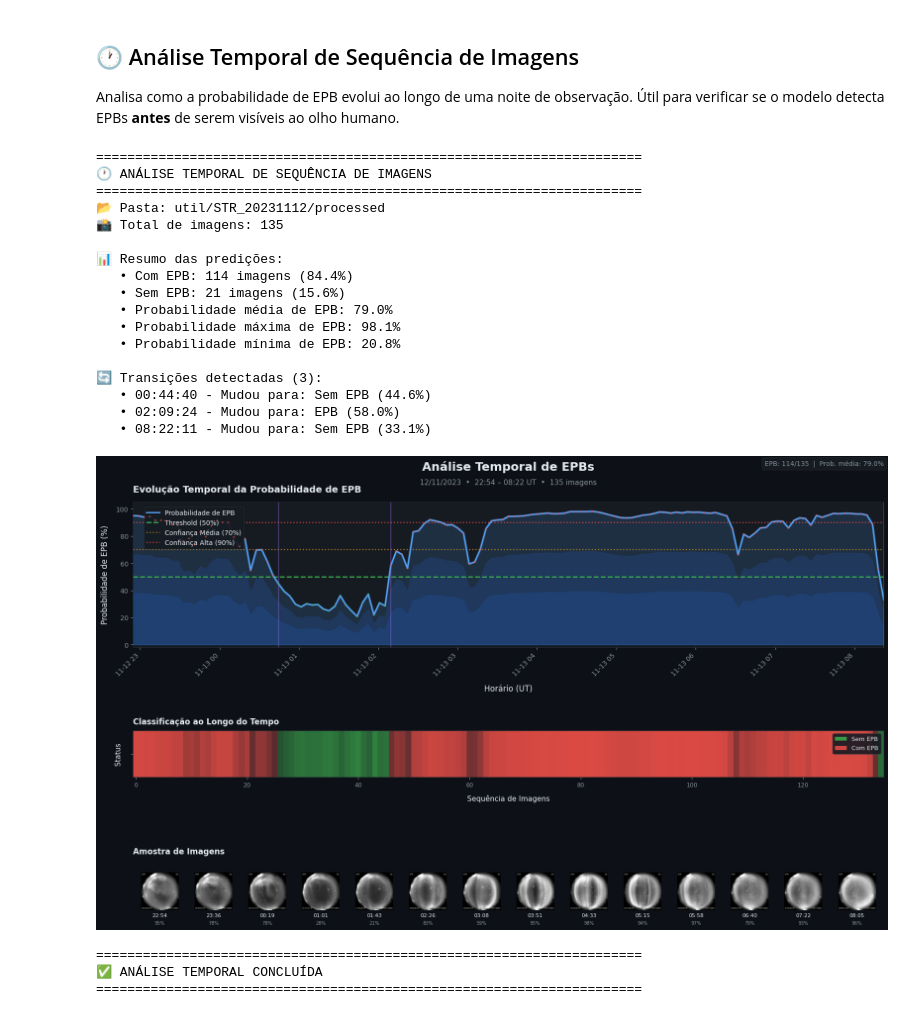
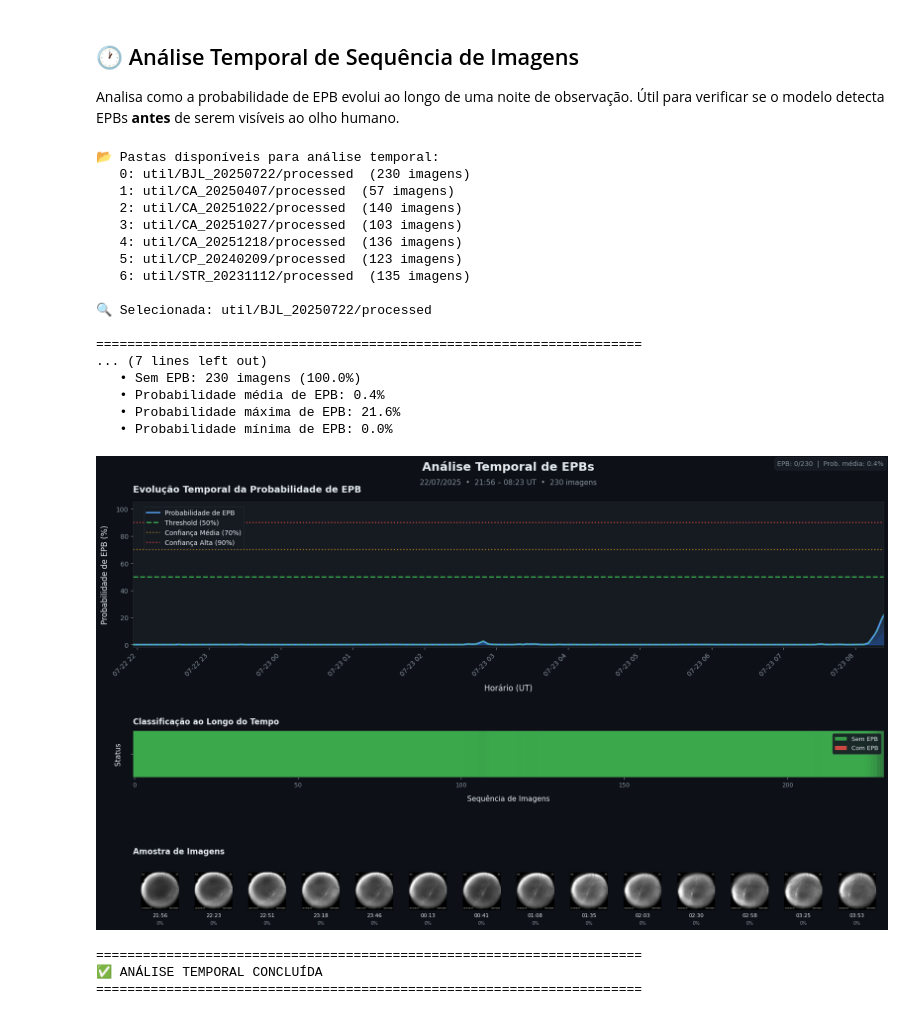
Before and after one commit to albertoivo/masters-degree, a Jupyter notebook: code/app.ipynb, the cells around one changed output. Saved outputs shown, nothing was run; the diff lists cells and outputs as text; code cells hidden in the pictures.

```diff
--- a/code/app.ipynb
+++ b/code/app.ipynb
@@ -7,10 +7,20 @@ import numpy as np
 from pathlib import Path
 from epb_detection_system import preprocess_epb_image, EPBRecognitionSystem, TwoDPCA
 # %%
+EXPECTED_MODEL_VERSION = '1.0'
+
 # 1. Carrega o modelo
 print("📦 Carregando modelo treinado...")
 with open('models/epb_recognition_model.pkl', 'rb') as f:
     model_data = pickle.load(f)
+
+# Verifica versão do modelo
+model_version = model_data.get('version')
+if model_version != EXPECTED_MODEL_VERSION:
+    print(f"   ⚠️  AVISO: Versão do modelo ({model_version}) difere da esperada ({EXPECTED_MODEL_VERSION}).")
+    print(f"         O modelo pode ser incompatível. Considere re-treinar.")
+else:
+    print(f"   ✓ Versão do modelo: v{model_version}")
 
 system = model_data['system']
 target_size = model_data['target_size']
@@ -38,9 +48,9 @@ else:
             # Pré-processamento simplificado
             img = preprocess_epb_image(img)
 
-            # Faz predição
+            # Faz predição (uma só chamada)
             prob = system.predict_proba(img.reshape(1, *img.shape))[0]
-            pred = system.predict(img.reshape(1, *img.shape))[0]
+            pred = np.argmax(prob)
 
             # Exibe resultado
             print(f"📸 {img_path.name}")
@@ -88,7 +98,7 @@ from epb_detection_system import explain_feature_importance_3 as efi
 
 # Processa todas as imagens do diretório img-teste para análise detalhada
 img_folder = Path('img-teste')
-image_files = sorted(list(img_folder.glob('*.png')))
+image_files = sorted(list(img_folder.glob('*.png')) + list(img_folder.glob('*.jpg')) + list(img_folder.glob('*.jpeg')))
 
 if len(image_files) == 0:
     print("⚠️  Nenhuma imagem encontrada no diretório 'img-teste'")
@@ -137,37 +147,46 @@ Analisa como a probabilidade de EPB evolui ao longo de uma noite de observação
 # %%
 from epb_detection_system import analyze_temporal_sequence
 
-# Analisa sequência temporal da uma noite específica
+# Lista automaticamente as pastas disponíveis em util/*/processed
+available_folders = sorted(Path('util').glob('*/processed'))
 
-IMAGE_FOLDER = 'util/STR_20231112/processed'
+print("📂 Pastas disponíveis para análise temporal:")
+for i, folder in enumerate(available_folders):
+    n_imgs = len(list(folder.glob('*.png')))
+    print(f"   {i}: {folder}  ({n_imgs} imagens)")
+
+# Seleciona a pasta desejada (altere o índice conforme necessário)
+FOLDER_INDEX = 0
+IMAGE_FOLDER = str(available_folders[FOLDER_INDEX])
+print(f"\n🔍 Selecionada: {IMAGE_FOLDER}\n")
 
 # Executa análise temporal
 df_temporal = analyze_temporal_sequence(
     system=system,
     image_folder=IMAGE_FOLDER,
     target_size=target_size,
     show_thumbnails=True,
     thumbnail_interval=10  # Mostra thumbnail a cada 10 imagens
 )
 # %% [output]
+📂 Pastas disponíveis para análise temporal:
+   0: util/BJL_20250722/processed  (230 imagens)
+   1: util/CA_20250407/processed  (57 imagens)
+   2: util/CA_20251022/processed  (140 imagens)
+   3: util/CA_20251027/processed  (103 imagens)
+   4: util/CA_20251218/processed  (136 imagens)
+   5: util/CP_20240209/processed  (123 imagens)
+   6: util/STR_20231112/processed  (135 imagens)
+
+🔍 Selecionada: util/BJL_20250722/processed
+
 ======================================================================
-🕐 ANÁLISE TEMPORAL DE SEQUÊNCIA DE IMAGENS
-======================================================================
-📂 Pasta: util/STR_20231112/processed
-📸 Total de imagens: 135
-
-📊 Resumo das predições:
-   • Com EPB: 114 imagens (84.4%)
-   • Sem EPB: 21 imagens (15.6%)
-   • Probabilidade média de EPB: 79.0%
-   • Probabilidade máxima de EPB: 98.1%
-   • Probabilidade mínima de EPB: 20.8%
-
-🔄 Transições detectadas (3):
-   • 00:44:40 - Mudou para: Sem EPB (44.6%)
-   • 02:09:24 - Mudou para: EPB (58.0%)
-   • 08:22:11 - Mudou para: Sem EPB (33.1%)
+... (7 lines left out)
+   • Sem EPB: 230 imagens (100.0%)
+   • Probabilidade média de EPB: 0.4%
+   • Probabilidade máxima de EPB: 21.6%
+   • Probabilidade mínima de EPB: 0.0%
-[figure, old version]
+[figure, new version]
 ======================================================================
 ✅ ANÁLISE TEMPORAL CONCLUÍDA
 ======================================================================
```
Also changed, not shown: parts of 2 cells of this notebook, 2 other files.
